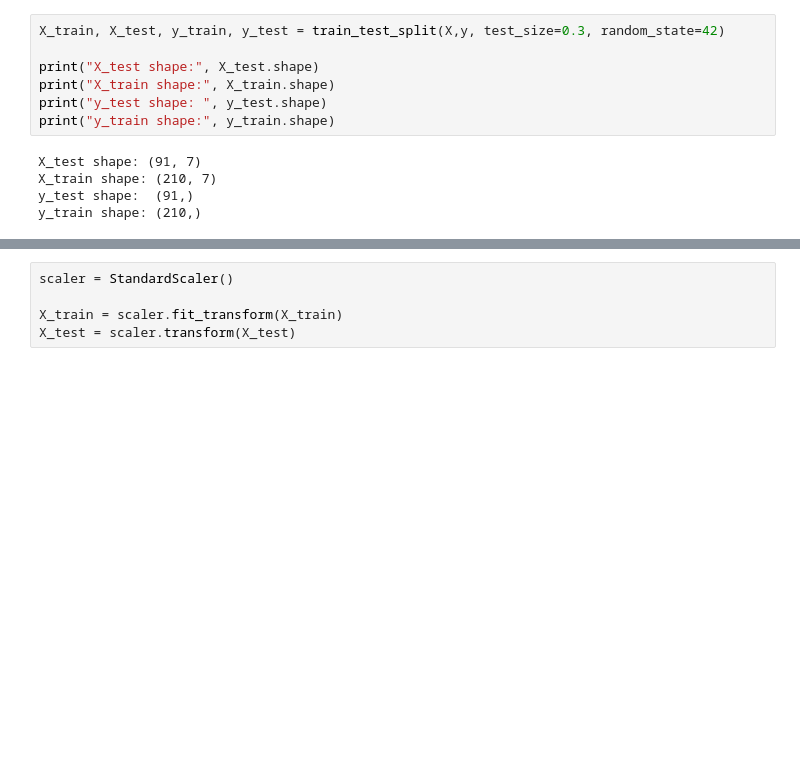
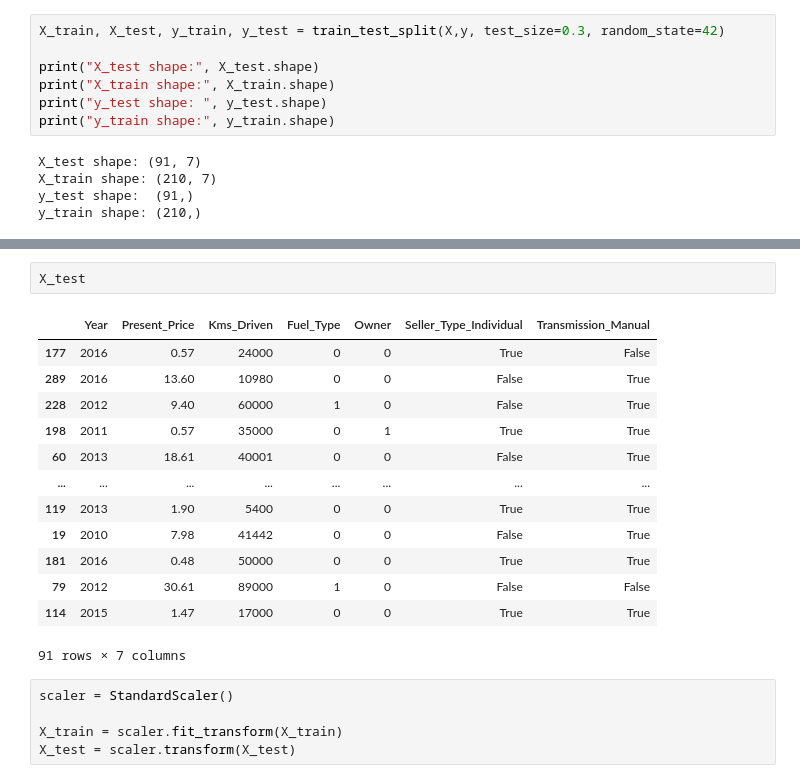
Before and after one commit to poulstar/awesome-AI, a Jupyter notebook: Machine Learning/Car Price/CarPrice.ipynb, the cells around one changed output, grey strips where cells are left out. Drawn from its saved outputs; the diff is of its cells as text; blank space fills up the shorter version.

Commit message:
Car Price Completed

```diff
--- a/Machine Learning/Car Price/CarPrice.ipynb
+++ b/Machine Learning/Car Price/CarPrice.ipynb
@@ -153,3 +170,19 @@ y_train shape: (210,)
+# %%
+X_test
+# %% [output]
+|  | Year | Present_Price | Kms_Driven | Fuel_Type | Owner | Seller_Type_Individual | Transmission_Manual |
+| 177 | 2016 | 0.57 | 24000 | 0 | 0 | True | False |
+| 289 | 2016 | 13.60 | 10980 | 0 | 0 | False | True |
+| 228 | 2012 | 9.40 | 60000 | 1 | 0 | False | True |
+| 198 | 2011 | 0.57 | 35000 | 0 | 1 | True | True |
+| 60 | 2013 | 18.61 | 40001 | 0 | 0 | False | True |
+| ... | ... | ... | ... | ... | ... | ... | ... |
+| 119 | 2013 | 1.90 | 5400 | 0 | 0 | True | True |
+| 19 | 2010 | 7.98 | 41442 | 0 | 0 | False | True |
+| 181 | 2016 | 0.48 | 50000 | 0 | 0 | True | True |
+| 79 | 2012 | 30.61 | 89000 | 1 | 0 | False | False |
+| 114 | 2015 | 1.47 | 17000 | 0 | 0 | True | True |
+91 rows × 7 columns
 # %%
 scaler = StandardScaler()
 
```
Also changed, not shown: parts of 4 cells of this notebook.
